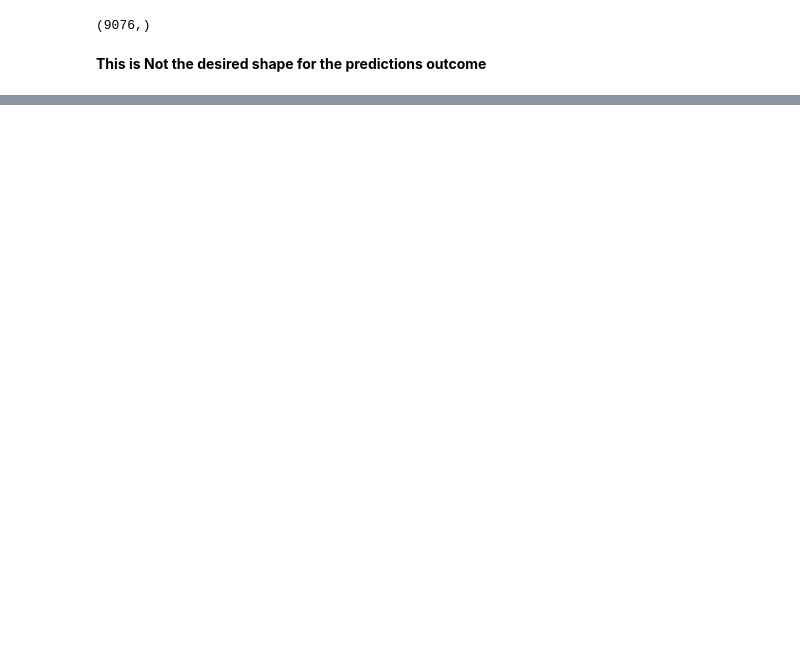
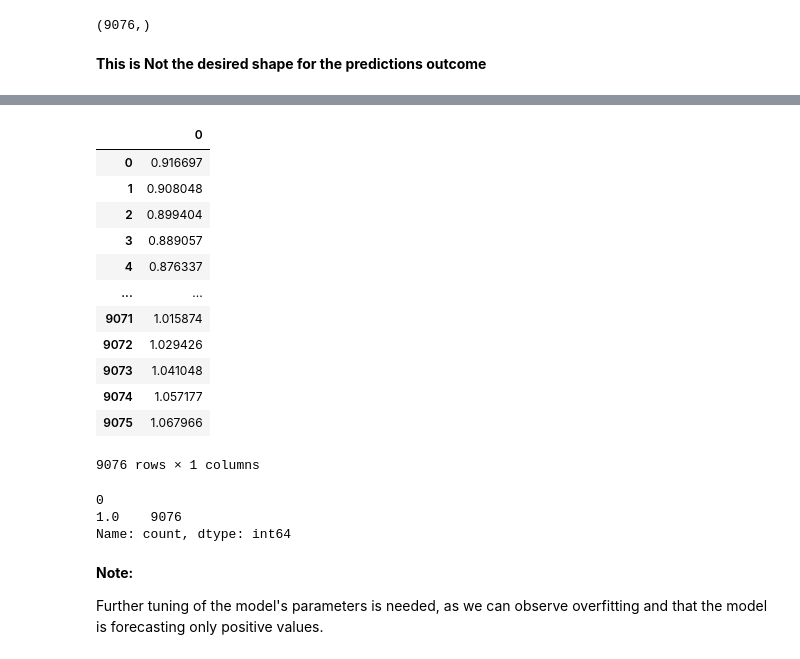
Before and after one commit to YarosInter/Time-Series-Conv1D-Neural-Network, a Jupyter notebook: Conv1D_Layer_Neural_Network.ipynb, the cells around one changed output, grey strips where cells are left out. Cells and saved outputs as stored; diff of their text form; code cells hidden in the pictures; blank space fills up the shorter version.

```diff
--- a/Conv1D_Layer_Neural_Network.ipynb
+++ b/Conv1D_Layer_Neural_Network.ipynb
@@ -407,0 +502,3 @@ y_test_3d.shape
+# %%
+model_2 = load_model("model_experiments/model_2.keras")
+model_2.summary()
@@ -407,0 +549,3 @@ y_test_3d.shape
+# %%
+model_2_preds = model_2.predict(X_test_3d)
+model_2_preds.shape
@@ -407,0 +555,28 @@ y_test_3d.shape
+# %%
+# Showing the model_2 predictions in a DataFrame
+pd.DataFrame(np.squeeze(model_2_preds))
+# %% [output]
+|  | 0 |
+| 0 | 0.916697 |
+| 1 | 0.908048 |
+| 2 | 0.899404 |
+| 3 | 0.889057 |
+| 4 | 0.876337 |
+| ... | ... |
+| 9071 | 1.015874 |
+| 9072 | 1.029426 |
+| 9073 | 1.041048 |
+| 9074 | 1.057177 |
+| 9075 | 1.067966 |
+9076 rows × 1 columns
+# %%
+# Showing the directions of the predictions
+pd.DataFrame(np.sign(model_2_preds)).value_counts()
+# %% [output]
+0
+1.0    9076
+Name: count, dtype: int64
+# %% [markdown]
+**Note:**
+
+Further tuning of the model's parameters is needed, as we can observe overfitting and that the model is forecasting only positive values.
```
Also changed, not shown: parts of 19 cells of this notebook, 2 other files.
